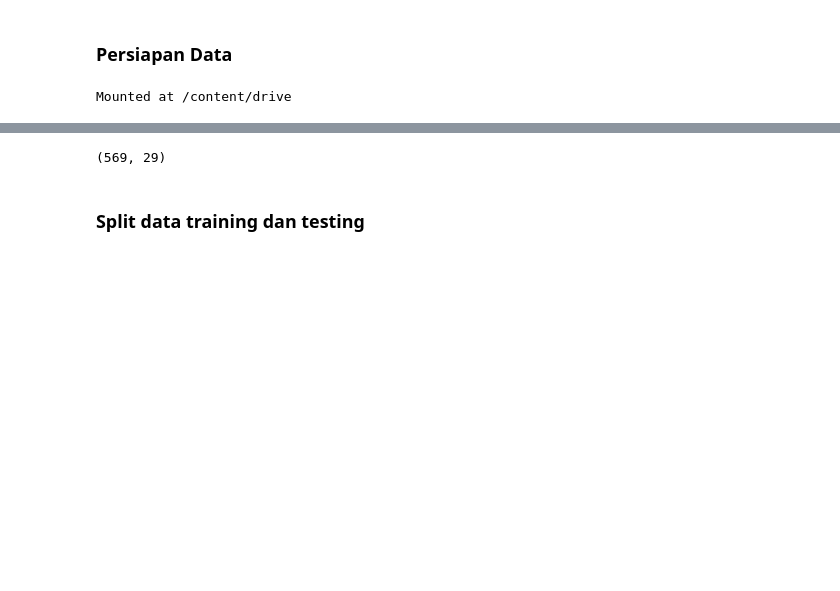
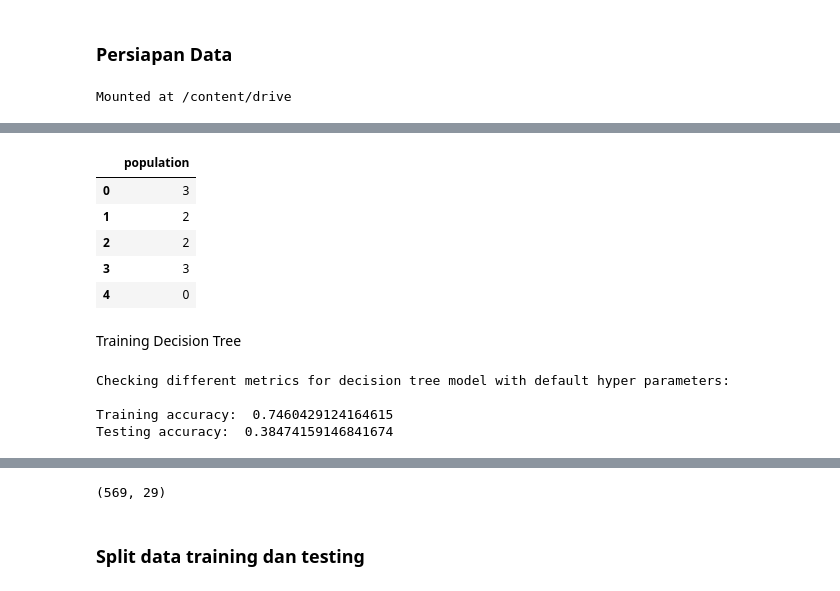
Before and after one commit to Agustindwinurhamidah/Machine-Learning, a Jupyter notebook: Pertemuan_10_bagging.ipynb, the cells around one changed output, grey strips where cells are left out. Drawn from its saved outputs; the diff is of its cells as text; code cells hidden in the pictures; blank space fills up the shorter version.

```diff
--- a/Pertemuan_10_bagging.ipynb
+++ b/Pertemuan_10_bagging.ipynb
@@ -59,0 +105,11 @@ dtype: int64
+# %%
+#Separating the population variables
+y = df[['population']]
+y.head()
+# %% [output]
+|  | population |
+| 0 | 3 |
+| 1 | 2 |
+| 2 | 2 |
+| 3 | 3 |
+| 4 | 0 |
@@ -59,0 +124,2 @@ dtype: int64
+# %% [markdown]
+Training Decision Tree
@@ -59,0 +133,11 @@ dtype: int64
+# %%
+#Checking different metrics for decision tree model with default hyper parameters
+print('Checking different metrics for decision tree model with default hyper parameters:\n')
+print("Training accuracy: ",tree.score(x_train,y_train))
+acc_score = accuracy_score(y_test, pred_tree)
+print('Testing accuracy: ',acc_score)
+# %% [output]
+Checking different metrics for decision tree model with default hyper parameters:
+
+Training accuracy:  0.7460429124164615
+Testing accuracy:  0.38474159146841674
```
Also changed, not shown: parts of 13 cells of this notebook.
